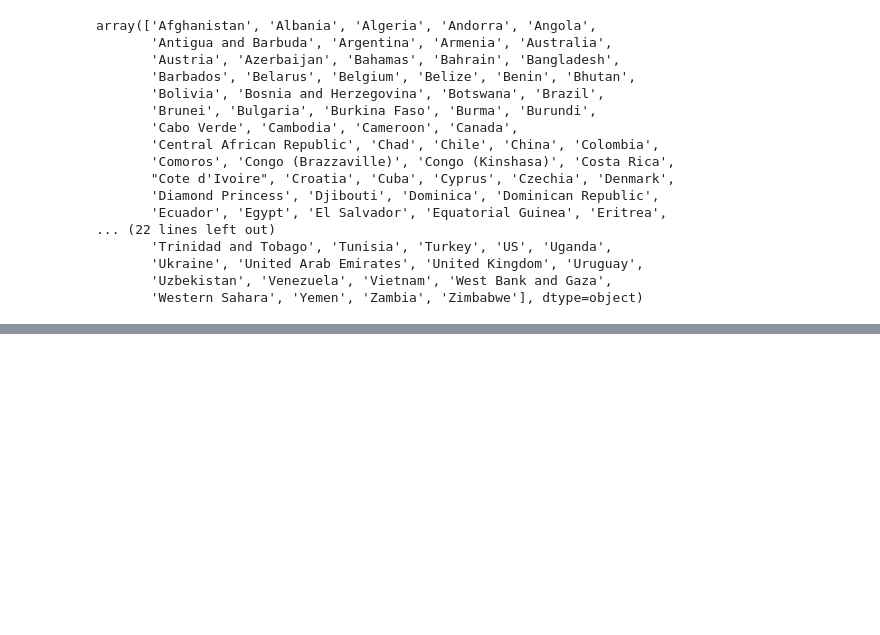
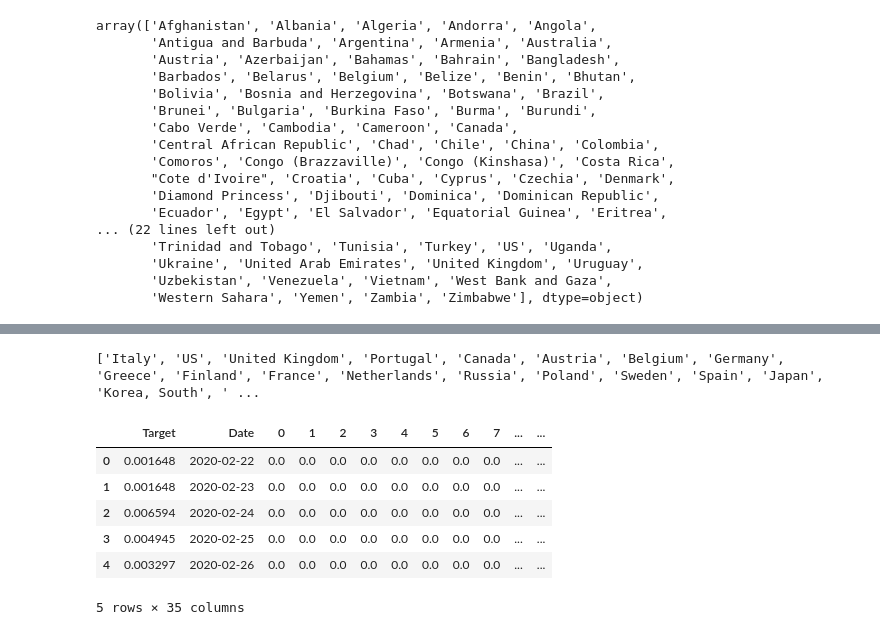
Before and after one commit to opertifelipe/covid19, a Jupyter notebook: notebook/covid.ipynb, the cells around one changed output, grey strips where cells are left out. Cells and saved outputs as stored; diff of their text form; code cells hidden in the pictures; blank space fills up the shorter version.

```diff
--- a/notebook/covid.ipynb
+++ b/notebook/covid.ipynb
@@ -605,0 +210,11 @@ array([[0.03277081],
+# %%
+# Plot deaths over 100K inhabitants for each country
+import plotly.express as px
+fig = px.line()
+for country in list(countries_dict.keys()):
+    df = create_dataframe_country_target(data, country, "Fatalities",countries_dict)
+    fig.add_scatter(x=df.reset_index()['Date'],
+                y=df.reset_index()['Rate_over_population'],
+                mode='lines',   name=country)
+
+fig.show()
@@ -605,0 +256,44 @@ array([[0.03277081],
+# %%
+# Prepare the training dataset using several countries. Brazil will be used as test.
+# I decided to use 30 days to predict the number of death at day 31
+countries_to_train = list(countries_dict.keys())
+countries_to_train.remove("Brazil")
+print(countries_to_train)
+target = "Fatalities"
+n_days = 30
+target_deaths = "Rate_over_population"
+def create_training_countries(countries_to_train, data, target, target_deaths, n_days):
+    """
+    This function create the training dataset for several countries
+    Args:
+        - countries_to_train: list with countries to use
+        - data: original data
+        - target: target to use. Ex: "Fatalities"
+        - target_deaths: target of deaths to use
+        - n_days: number of days to lookback
+    Return:
+        A dataframe with the traing data using several countries
+    """
+    df_train = create_training_df(create_dataframe_country_target(data, countries_to_train[0], target,countries_dict),n_days, target=target_deaths)
+    for i in range(1, len(countries_to_train)):
+        df_train = pd.concat([df_train,
+                         create_training_df(create_dataframe_country_target(data,
+                                                                            countries_to_train[i],
+                                                                            target,
+                                                                            countries_dict),
+                                            n_days,
+                                            target=target_deaths)])
+    return df_train
+df_train = create_training_countries(countries_to_train, data, target, target_deaths, n_days)
+# %% [output]
+['Italy', 'US', 'United Kingdom', 'Portugal', 'Canada', 'Austria', 'Belgium', 'Germany', 'Greece', 'Finland', 'France', 'Netherlands', 'Russia', 'Poland', 'Sweden', 'Spain', 'Japan', 'Korea, South', ' ...
+# %%
+df_train.head()
+# %% [output]
+|  | Target | Date | 0 | 1 | 2 | 3 | 4 | 5 | 6 | 7 | ... | ... |
+| 0 | 0.001648 | 2020-02-22 | 0.0 | 0.0 | 0.0 | 0.0 | 0.0 | 0.0 | 0.0 | 0.0 | ... | ... |
+| 1 | 0.001648 | 2020-02-23 | 0.0 | 0.0 | 0.0 | 0.0 | 0.0 | 0.0 | 0.0 | 0.0 | ... | ... |
+| 2 | 0.006594 | 2020-02-24 | 0.0 | 0.0 | 0.0 | 0.0 | 0.0 | 0.0 | 0.0 | 0.0 | ... | ... |
+| 3 | 0.004945 | 2020-02-25 | 0.0 | 0.0 | 0.0 | 0.0 | 0.0 | 0.0 | 0.0 | 0.0 | ... | ... |
+| 4 | 0.003297 | 2020-02-26 | 0.0 | 0.0 | 0.0 | 0.0 | 0.0 | 0.0 | 0.0 | 0.0 | ... | ... |
+5 rows × 35 columns
```
Also changed, not shown: parts of 75 cells of this notebook, 14 other files.
